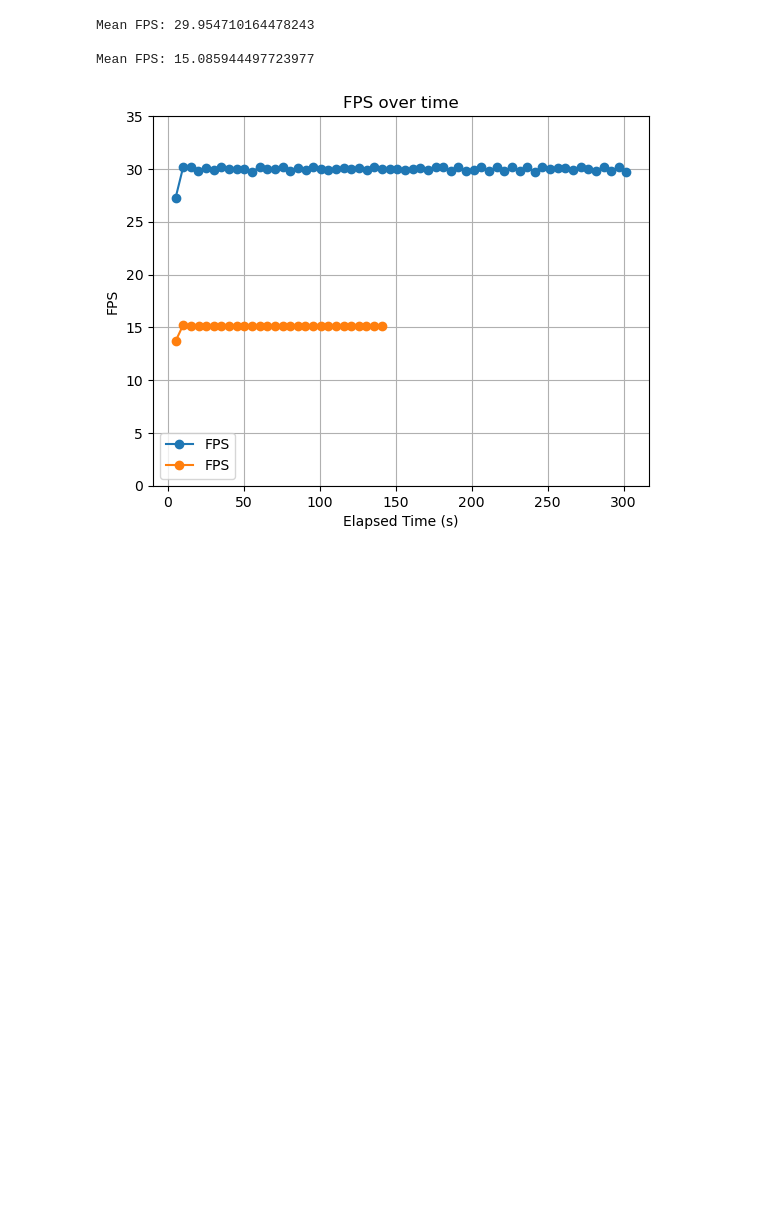
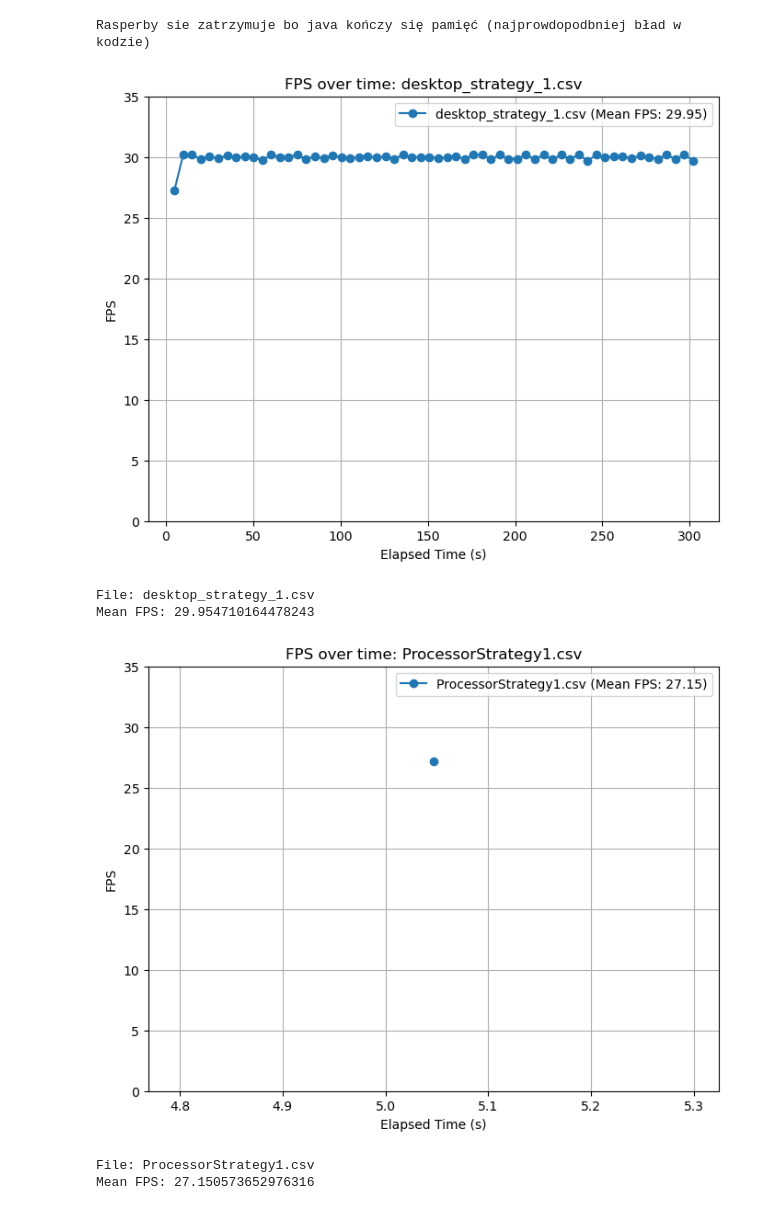
Before and after one commit to kmieczkowska/PathFinderSofware, a Jupyter notebook: python/Script.ipynb, the cells around one changed output. Cells and saved outputs as stored; diff of their text form; code cells hidden in the pictures; blank space fills up the shorter version.

```diff
--- a/python/Script.ipynb
+++ b/python/Script.ipynb
@@ -28,12 +53,21 @@ def drawFpsPlot(data):
+# %%
+# Define the folder containing the CSV files
+folder_path = "data"
+
+# Collect all CSV file paths in the folder
+csv_files = [os.path.join(folder_path, file) for file in os.listdir(folder_path) if file.endswith(".csv")]
+
+# Read each CSV file into a DataFrame and store them in a list
+data_frames = [(os.path.basename(csv_file), pd.read_csv(csv_file)) for csv_file in csv_files]
 # %%
-data1 = pd.read_csv("desktop_strategy_1.csv")
-data2 = pd.read_csv("raspberry_strategy_1.csv")
-data = [data1,data2]
-drawFpsPlot(data)
+print("Rasperby sie zatrzymuje bo java kończy się pamięć (najprowdopodbniej bład w kodzie)")
 
-print("Rasperby sie zatrzymuje bo java kończy się pamięć (najprowdopodbniej bład w kodzie)")
+drawFpsPlot2(data_frames)
 # %% [output]
-Mean FPS: 29.954710164478243
-
-Mean FPS: 15.085944497723977
+Rasperby sie zatrzymuje bo java kończy się pamięć (najprowdopodbniej bład w kodzie)
-[figure, old version]
+[figure, new version]
+File: desktop_strategy_1.csv
+Mean FPS: 29.954710164478243
+[figure, added]
+File: ProcessorStrategy1.csv
+Mean FPS: 27.150573652976316
```
Also changed, not shown: parts of 4 cells of this notebook, 10 other files.
